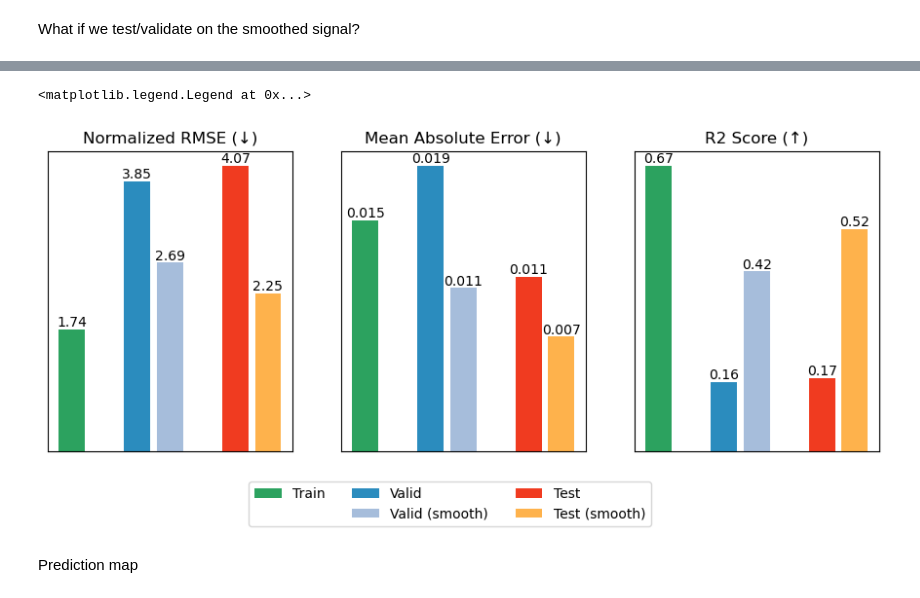
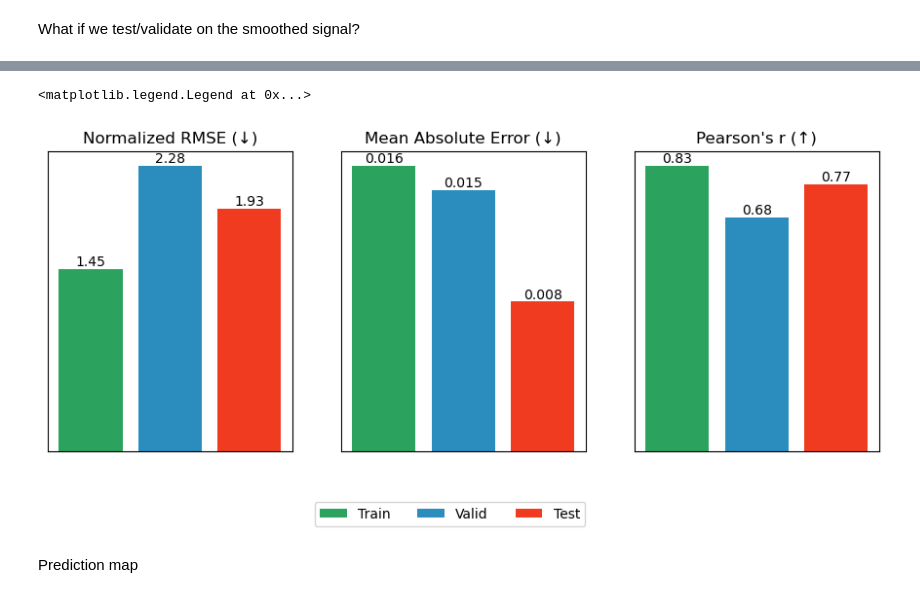
Before and after one commit to s-kganz/ForestLST, a Jupyter notebook: notebooks/preisler_convnet.ipynb, the cells around one changed output, grey strips where cells are left out. Cells and saved outputs as stored; diff of their text form; code cells hidden in the pictures.

```diff
--- a/notebooks/preisler_convnet.ipynb
+++ b/notebooks/preisler_convnet.ipynb
@@ -568,63 +474,55 @@ fig, (ax1, ax2, ax3) = plt.subplots(1, 3, figsize=(11, 4))
 
 nrmse = "NormalizedRootMeanSquaredError()"
 mae = "MeanAbsoluteError()"
-r2 = "R2Score()"
+rho = "PearsonCorrCoef()"
 
-label = ["Train", "Valid", "Valid (smooth)", "Test", "Test (smooth)"]
-color = ["#2ca25f", "#2b8cbe", "#a6bddb", "#f03b20", "#feb24c"]
+label = ["Train", "Valid", "Test"]
+color = ["#2ca25f", "#2b8cbe", "#f03b20"]
 
 nrmse_values = [
     train_metrics[f"{nrmse}/train"],
     train_metrics[f"{nrmse}/valid"],
-    valid_metrics_ewma[0].compute(),
-    test_metrics[0].compute(),
-    test_metrics_ewma[0].compute()
+    test_metrics[0].compute().cpu(),
 ]
 r2_values = [
-    train_metrics[f"{r2}/train"],
-    train_metrics[f"{r2}/valid"],
-    valid_metrics_ewma[1].compute(),
-    test_metrics[1].compute(),
-    test_metrics_ewma[1].compute()
+    train_metrics[f"{rho}/train"],
+    train_metrics[f"{rho}/valid"],
+    test_metrics[1].compute().cpu(),
 ]
 mae_values = [
     train_metrics[f"{mae}/train"],
     train_metrics[f"{mae}/valid"],
-    valid_metrics_ewma[2].compute(),
-    test_metrics[2].compute(),
-    test_metrics_ewma[2].compute()
+    test_metrics[2].compute().cpu(),
 ]
-x = [1, 3, 4, 6, 7]
+x = [0, 1, 2]
 
 ax1.set_title("Normalized RMSE (↓)")
 b = ax1.bar(x, nrmse_values, label=label, color=color)
 ax1.bar_label(b, fmt="%.2f")
 ax1.xaxis.set_visible(False)
 ax1.yaxis.set_visible(False)
 
-ax3.set_title("R2 Score (↑)")
+ax3.set_title("Pearson's r (↑)")
 b = ax3.bar(x, r2_values, label=label, color=color)
 ax3.bar_label(b, fmt="%.2f")
 ax3.xaxis.set_visible(False)
 ax3.yaxis.set_visible(False)
 # ax2.legend()
 
 ax2.set_title("Mean Absolute Error (↓)")
 b = ax2.bar(x, mae_values, label=label, color=color)
 ax2.bar_label(b, fmt="%.3f")
 ax2.xaxis.set_visible(False)
 ax2.yaxis.set_visible(False)
 # ax2.legend()
 
 handles, labels = ax1.get_legend_handles_labels()
-handles.insert(1, Rectangle((0, 0), 0, 0, visible=False))
-labels.insert(1, "")
 
 plt.legend(handles, labels, ncol=3, loc = 'lower center', bbox_to_anchor = (0, -0.1, 1, 1),
            bbox_transform = plt.gcf().transFigure)
 # fig.tight_layout()
 # %% [output]
 <matplotlib.legend.Legend at 0x...>
-[figure, old version]
+[figure, new version]
 # %% [markdown]
 Prediction map
```
Also changed, not shown: parts of 24 cells of this notebook, 1 other file.
